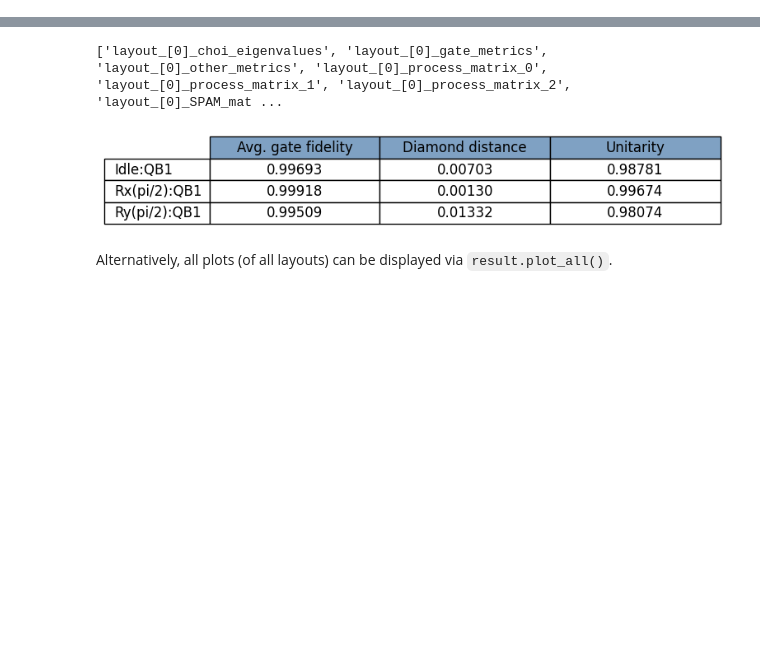
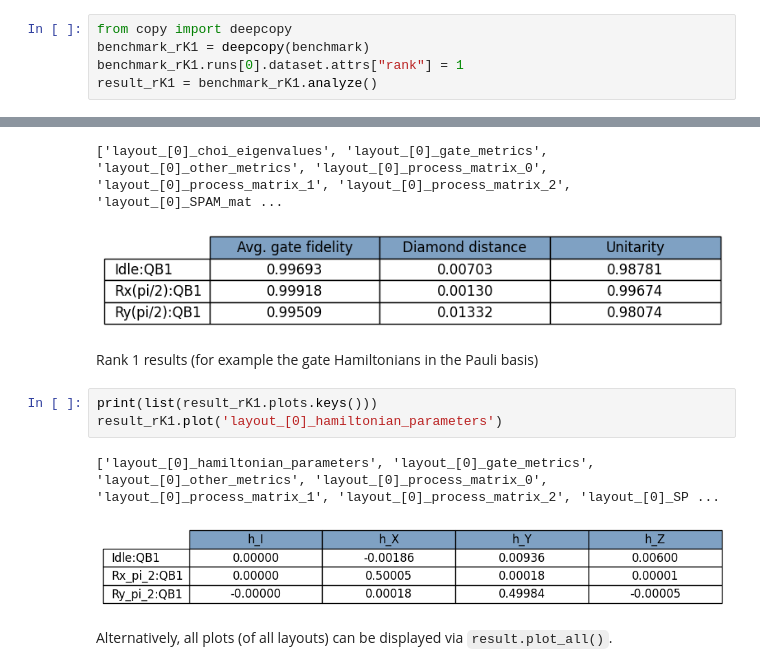
Before and after one commit to iqm-finland/iqm-benchmarks, a Jupyter notebook: docs/examples/example_gst.ipynb, the cells around one changed output, grey strips where cells are left out. Drawn from its saved outputs; the diff is of its cells as text; blank space fills up the shorter version.

Commit message:
Fixed an error in GST bootstrapping and updated to example_gst Jupyter notebook

```diff
--- a/docs/examples/example_gst.ipynb
+++ b/docs/examples/example_gst.ipynb
@@ -68,0 +72,5 @@ result = benchmark.analyze()
+# %%
+from copy import deepcopy
+benchmark_rK1 = deepcopy(benchmark)
+benchmark_rK1.runs[0].dataset.attrs["rank"] = 1
+result_rK1 = benchmark_rK1.analyze()
@@ -132,6 +144,14 @@ result.plot('layout_[0]_gate_metrics')
 # %% [output]
 ['layout_[0]_choi_eigenvalues', 'layout_[0]_gate_metrics', 'layout_[0]_other_metrics', 'layout_[0]_process_matrix_0', 'layout_[0]_process_matrix_1', 'layout_[0]_process_matrix_2', 'layout_[0]_SPAM_mat ...
 [figure]
+# %% [markdown]
+Rank 1 results (for example the gate Hamiltonians in the Pauli basis)
+# %%
+print(list(result_rK1.plots.keys()))
+result_rK1.plot('layout_[0]_hamiltonian_parameters')
+# %% [output]
+['layout_[0]_hamiltonian_parameters', 'layout_[0]_gate_metrics', 'layout_[0]_other_metrics', 'layout_[0]_process_matrix_0', 'layout_[0]_process_matrix_1', 'layout_[0]_process_matrix_2', 'layout_[0]_SP ...
+[figure, added]
 # %% [markdown]
 Alternatively, all plots (of all layouts) can be displayed via `result.plot_all()`.
 # %% [markdown]
```
Also changed, not shown: parts of 4 cells of this notebook, 1 other file.
